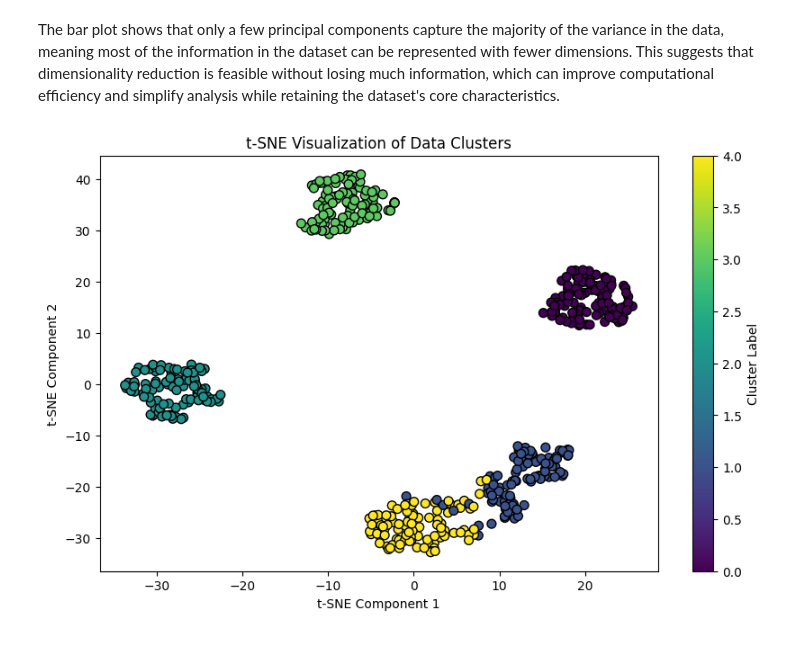
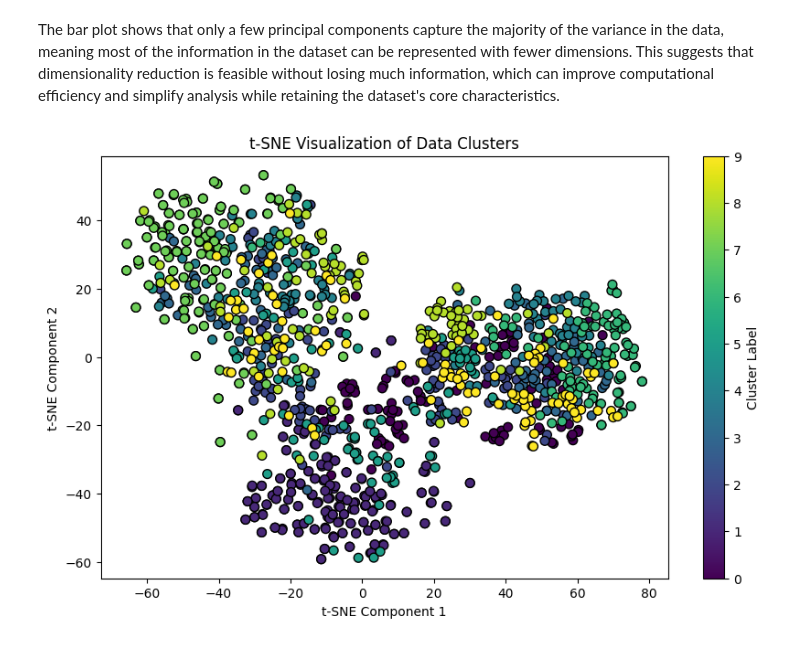
Before and after one commit to moeezawann/DataMiningFinalProject, a Jupyter notebook: eda_fia.ipynb, the cells around one changed output. Saved outputs shown, nothing was run; the diff lists cells and outputs as text; code cells hidden in the pictures.

Commit message:
Adding change for t-distribution graph

```diff
--- a/eda_fia.ipynb
+++ b/eda_fia.ipynb
@@ -121,24 +121,23 @@ The bar plot shows that only a few principal components capture the majority of
 # %%
 
 X = numerical_features.values
 y = data['label'].values
-X, y = make_blobs(n_samples=500, centers=5, random_state=42)
 
 # standardize the data important for most dimensionality reduction techniques
 scaler = StandardScaler()
 X_scaled = scaler.fit_transform(X)
 
 #appply t-SNE for non-linear dimensionality reduction
 tsne = TSNE(n_components=2, random_state=42)
 X_tsne = tsne.fit_transform(X_scaled)
 
 # visualize the results
 plt.figure(figsize=(10, 6))
 plt.scatter(X_tsne[:, 0], X_tsne[:, 1], c=y, cmap='viridis', s=50, edgecolor='k')
 plt.colorbar(label='Cluster Label')
 plt.title('t-SNE Visualization of Data Clusters')
 plt.xlabel('t-SNE Component 1')
 plt.ylabel('t-SNE Component 2')
 plt.show()
 # %% [output]
-[figure, old version]
+[figure, new version]
```
